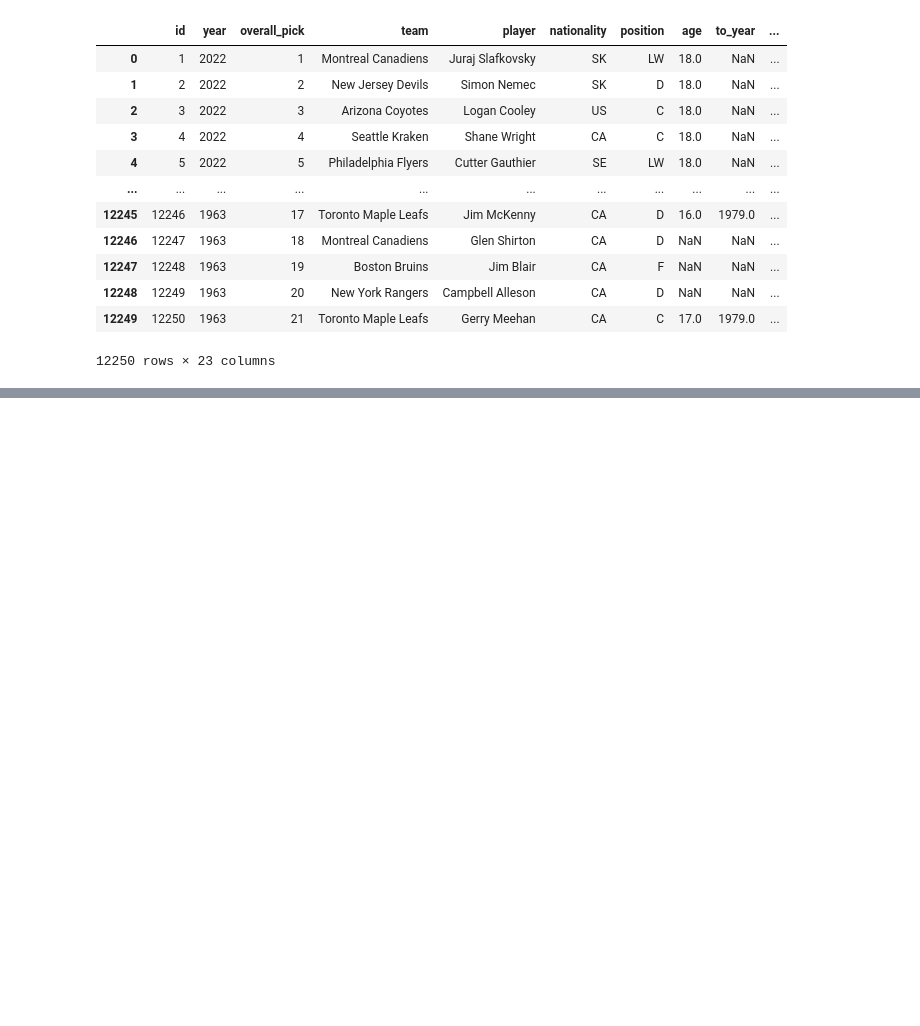
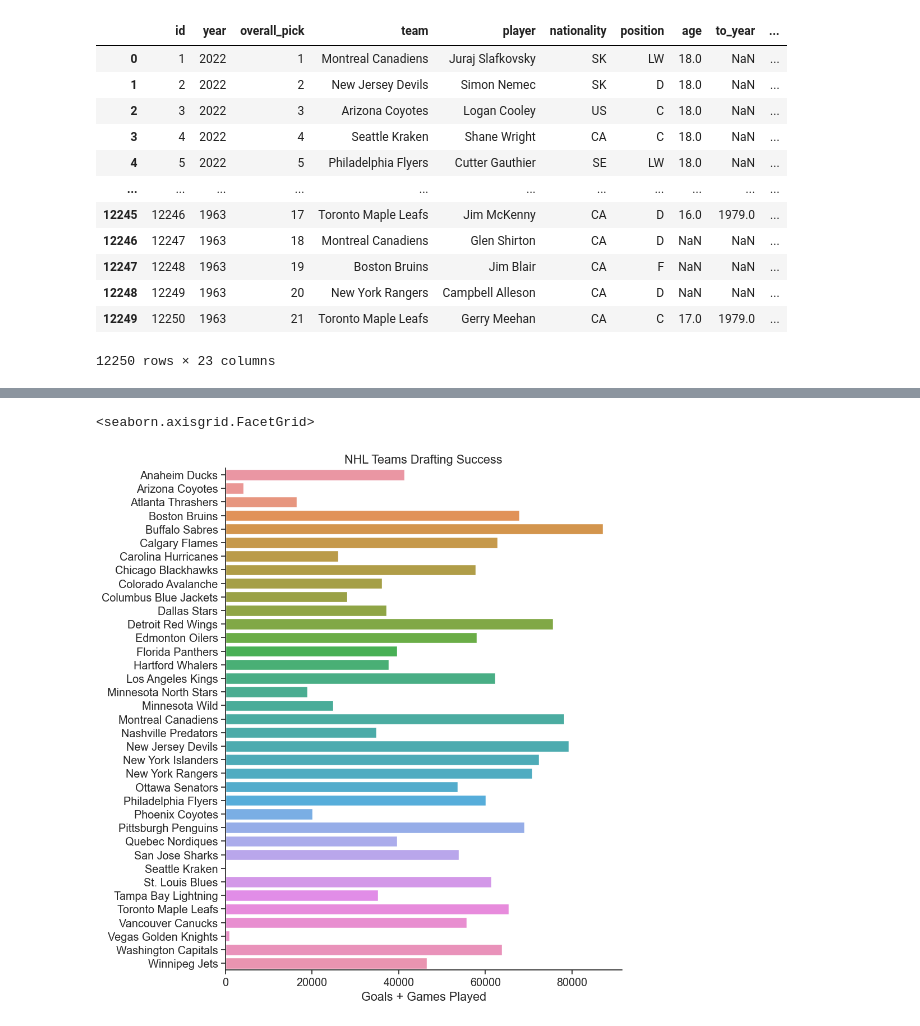
Before and after one commit to ubco-W2022T2-data301/project-group-group31, a Jupyter notebook: analysis/analysis1.ipynb, the cells around one changed output, grey strips where cells are left out. Saved outputs shown, nothing was run; the diff lists cells and outputs as text; code cells hidden in the pictures; blank space fills up the shorter version.

```diff
--- a/analysis/analysis1.ipynb
+++ b/analysis/analysis1.ipynb
@@ -11,3 +9,14 @@ import pandas as pd
+# %%
+import pandas as pd
+import seaborn as sns
+import numpy as np
+import os
+sns.set_theme(style="ticks",
+              font_scale=1.3, # This scales the fonts slightly higher
+             )
+# And we're going to remove the top and right axis lines
+import matplotlib.pyplot as plt
+plt.rc("axes.spines", top=False, right=False)
 # %%
 df = pd.read_csv("../data/raw/NHLDraft.csv")
 df
@@ -27,0 +56,15 @@ df
+# %%
+df1982 = df.loc[:9928]
+df1982 = df1982.drop(['id', 'year', 'age', 'plus_minus', 'penalties_minutes', 'goalie_games_played',
+                      'goalie_wins', 'goalie_losses', 'nationality', 'position', 'to_year', 'amateur_team',
+                     'goalie_ties_overtime', 'save_percentage', 'goals_against_average', 'point_shares'], axis=1)
+dfByTeam = df1982
+dfByTeam['score'] = dfByTeam['games_played'] + dfByTeam['points']
+dfByTeam=dfByTeam.groupby(["team"]).sum(numeric_only=True)
+dfByTeam['team'] = dfByTeam.index
+
+sns.catplot(dfByTeam, x='score', y='team', height=10, kind='bar', errorbar=None).set(
+    title='NHL Teams Drafting Success', ylabel=None, xlabel='Goals + Games Played')
+# %% [output]
+<seaborn.axisgrid.FacetGrid>
+[figure, added]
```
Also changed, not shown: parts of 4 cells of this notebook.
